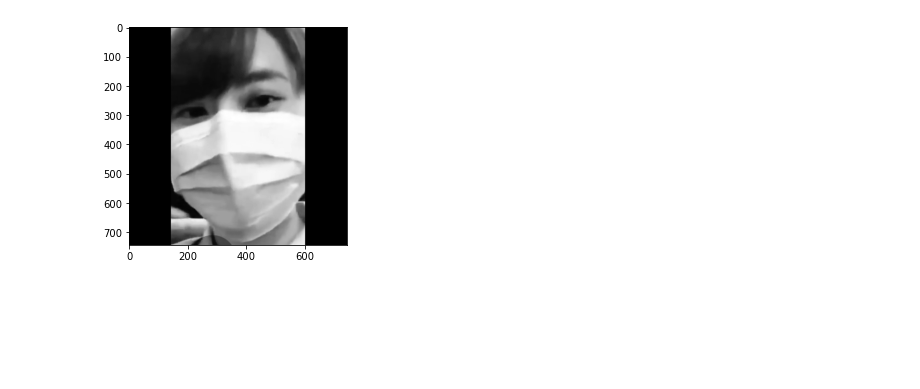
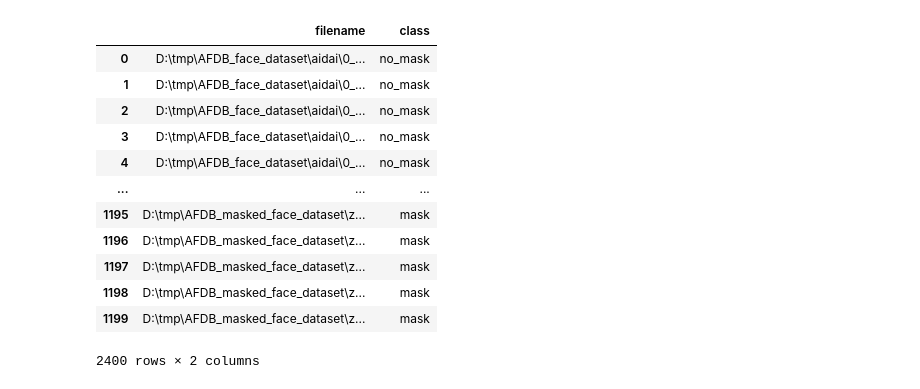
Before and after one commit to nguyenng97/nguyenng97.github.io, a Jupyter notebook: projects/mask_detect.ipynb, the cells around one changed output. Cells and saved outputs as stored; diff of their text form; code cells hidden in the pictures; blank space fills up the shorter version.

Commit message:
update mask_detect

```diff
--- a/projects/mask_detect.ipynb
+++ b/projects/mask_detect.ipynb
@@ -21,56 +37,75 @@ tqdm.pandas()
 
 # ROOT = "/content/drive/MyDrive/research/data"
 # pd.read_csv(os.path.join(ROOT, 'train_meta.csv'))
 
-ROOT = "/mnt/d/tmp"
+ROOT = "D:\\tmp"
+
 
 def read_img(p):
-  """
-    read image and resize it to square shape (filling empty zeroes)
-  """
-  im = cv2.imread(p, 0)
-  h, w = im.shape
-  s = max(h, w)
+    """
+      read image and resize it to square shape (filling empty zeroes)
+    """
+    im = cv2.imread(p, 0)
+    if (im is None):
+        print(p)
+        return
 
-  im_new = np.zeros((s,s), np.uint8)
-  x_center, y_center = (s - w)//2, (s - h)// 2
+    h, w = im.shape
+    s = max(h, w)
 
-  im_new[y_center: (h + y_center), x_center: (w + x_center)] = im
+    im_new = np.zeros((s, s), np.uint8)
+    x_center, y_center = (s - w)//2, (s - h) // 2
 
-  return im_new
+    im_new[y_center: (h + y_center), x_center: (w + x_center)] = im
+
+    return im_new
+
 
 # MASK DATA import
 MASKED_DIR = "AFDB_face_dataset"
 
 mask_sub = glob.glob(os.path.join(ROOT, MASKED_DIR, "*", "*"))
 
-df_mask = pd.DataFrame(np.asarray(mask_sub)[:100], columns=['name'])
-df_mask['label'] = df_mask.name.progress_apply(os.path.dirname).progress_apply(os.path.basename)
-df_mask['image'] = df_mask.name.progress_apply(read_img)
-df_mask['mask'] = 1
+df_mask = pd.DataFrame(np.asarray(mask_sub)[:1200], columns=['filename'])
+# df_mask['label'] = df_mask.name.progress_apply(
+#     os.path.dirname).progress_apply(os.path.basename)
+# df_mask['image'] = df_mask.name.progress_apply(read_img)
+df_mask['class'] = 'no_mask'
 
 del mask_sub
 
 # NON-MASK DATA import
 NON_MASK_DIR = "AFDB_masked_face_dataset"
 
 nmask_sub = glob.glob(os.path.join(ROOT, NON_MASK_DIR, "*", "*"))
 
-df_nmask = pd.DataFrame(np.asarray(nmask_sub)[:100], columns=['name'])
-df_nmask['label'] = df_nmask.name.progress_apply(os.path.dirname).progress_apply(os.path.basename)
-df_nmask['image'] = df_nmask.name.progress_apply(read_img)
-df_nmask['mask'] = 0
+df_nmask = pd.DataFrame(np.asarray(nmask_sub)[:1200], columns=['filename'])
+# df_nmask['label'] = df_nmask.name.progress_apply(
+#     os.path.dirname).progress_apply(os.path.basename)
+# df_nmask['image'] = df_nmask.name.progress_apply(read_img)
+df_nmask['class'] = 'mask'
 
 del nmask_sub
 
 df = pd.concat([df_mask, df_nmask])
 
 del df_mask
 del df_nmask
+
+
+df['class'] = df['class'].astype('category')
+df
+# %% [output]
+|  | filename | class |
+| 0 | D:\tmp\AFDB_face_dataset\aidai\0_... | no_mask |
+| 1 | D:\tmp\AFDB_face_dataset\aidai\0_... | no_mask |
+| 2 | D:\tmp\AFDB_face_dataset\aidai\0_... | no_mask |
+| 3 | D:\tmp\AFDB_face_dataset\aidai\0_... | no_mask |
+| 4 | D:\tmp\AFDB_face_dataset\aidai\0_... | no_mask |
+| ... | ... | ... |
+| 1195 | D:\tmp\AFDB_masked_face_dataset\z... | mask |
+| 1196 | D:\tmp\AFDB_masked_face_dataset\z... | mask |
+| 1197 | D:\tmp\AFDB_masked_face_dataset\z... | mask |
+| 1198 | D:\tmp\AFDB_masked_face_dataset\z... | mask |
+| 1199 | D:\tmp\AFDB_masked_face_dataset\z... | mask |
+2400 rows × 2 columns
-# %%
-from matplotlib import pyplot as plt
-
-plt.imshow(df.iloc[110].image, cmap='gray')
-plt.show()
-# %% [output]
-[figure, removed]
```
Also changed, not shown: parts of 12 cells of this notebook, 3 other files.
